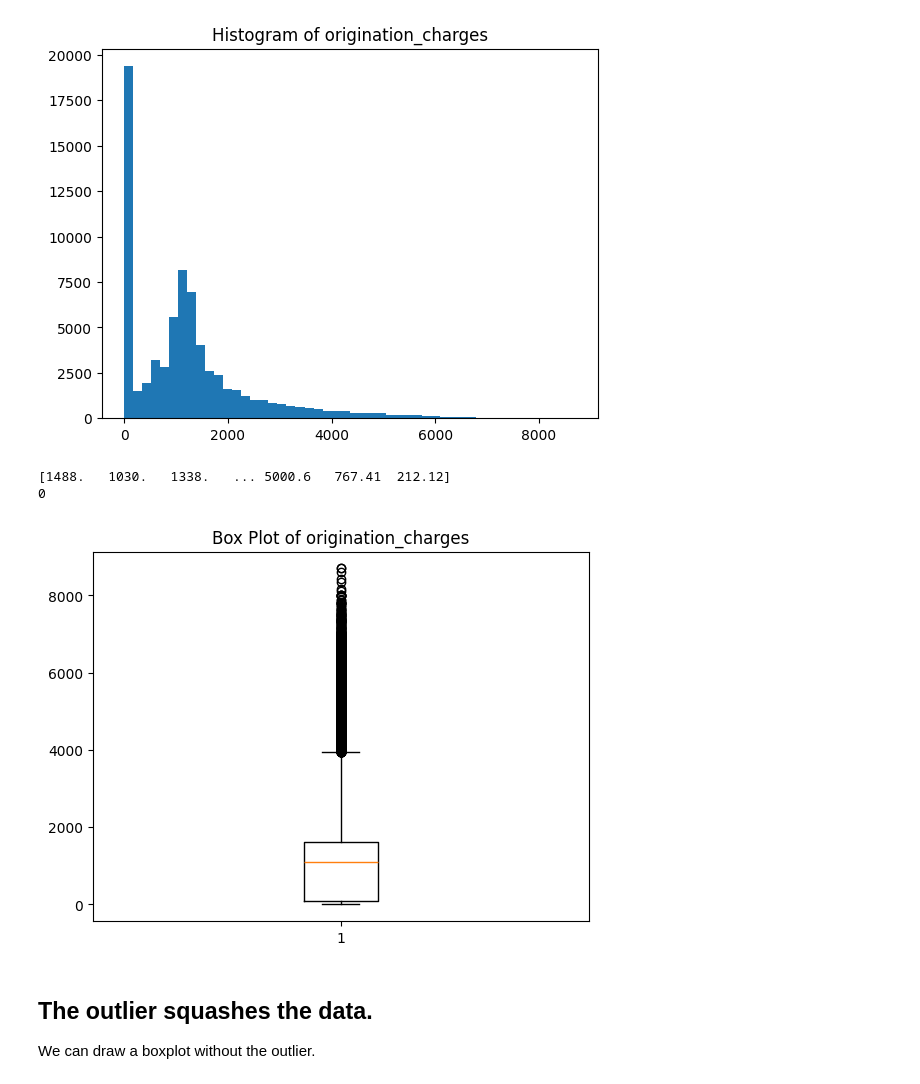
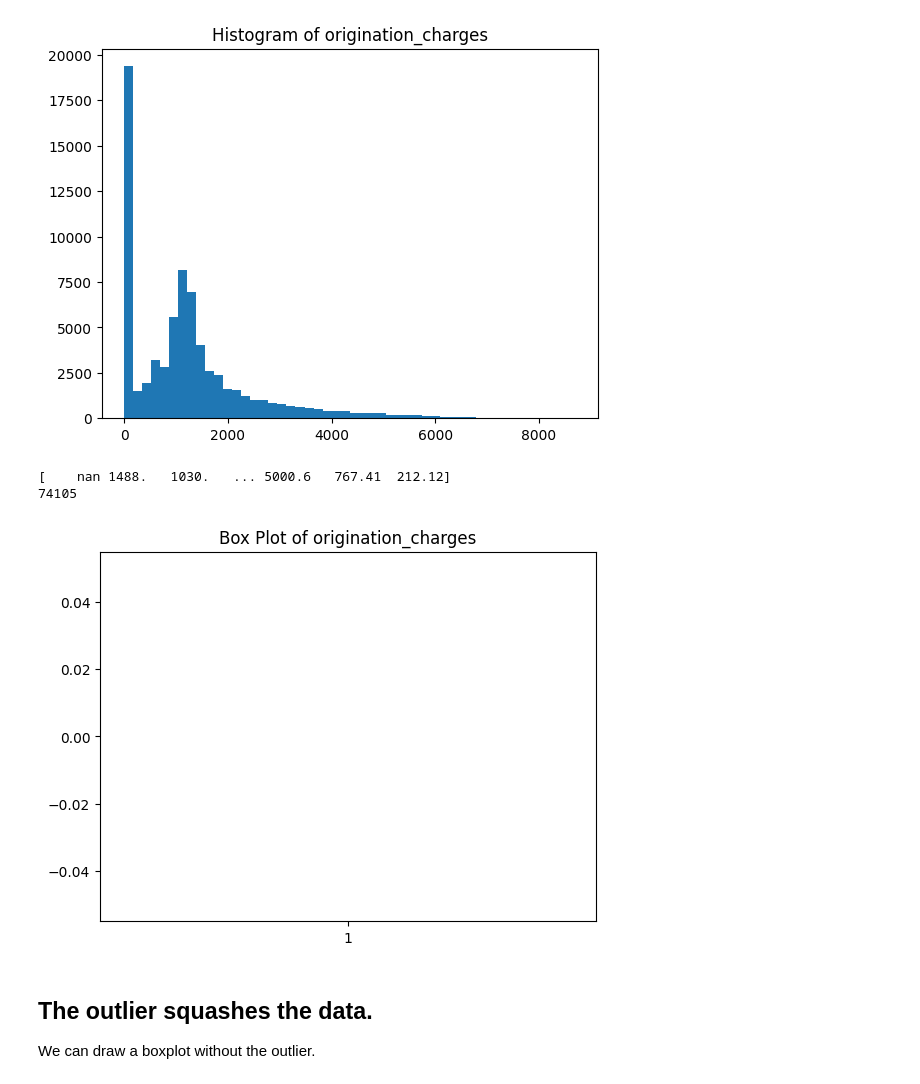
Before and after one commit to aschera/credit_risk_predictor, a Jupyter notebook: notebooks/Christinas/EDA_stepwise/8_origination_charges.ipynb, the cells around one changed output. Saved outputs shown, nothing was run; the diff lists cells and outputs as text; code cells hidden in the pictures.

```diff
--- a/notebooks/Christinas/EDA_stepwise/8_origination_charges.ipynb
+++ b/notebooks/Christinas/EDA_stepwise/8_origination_charges.ipynb
@@ -116,19 +116,18 @@ plt.show()
 # %%
 df1 = df.copy()
 df1['origination_charges'] = pd.to_numeric(df['origination_charges'], errors='coerce')
-df1 = df1.dropna(subset=['origination_charges'])
 
 print(df['origination_charges'].unique())
 print(df['origination_charges'].isna().sum())
 
 # Create a box plot of the 'combined_loan_to_value_ratio' column
 plt.boxplot(df1['origination_charges'])
 plt.title('Box Plot of origination_charges')
 plt.show()
 # %% [output]
-[1488.   1030.   1338.   ... 5000.6   767.41  212.12]
-0
+[    nan 1488.   1030.   ... 5000.6   767.41  212.12]
+74105
-[figure, old version]
+[figure, new version]
 # %% [markdown]
 ## The outlier squashes the data.
 We can draw a boxplot without the outlier.
```
Also changed, not shown: parts of 6 cells of this notebook, 1 other file.
